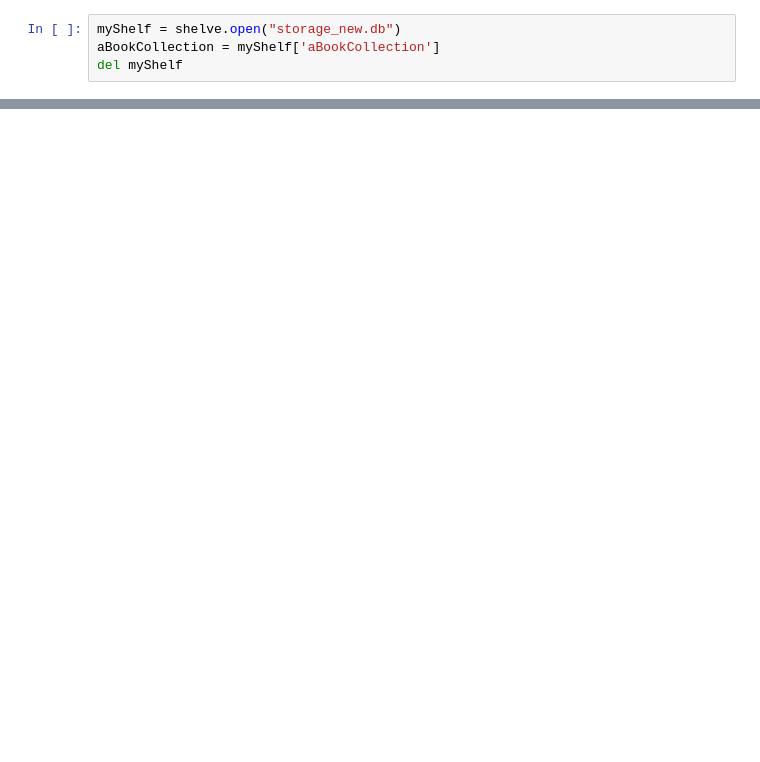
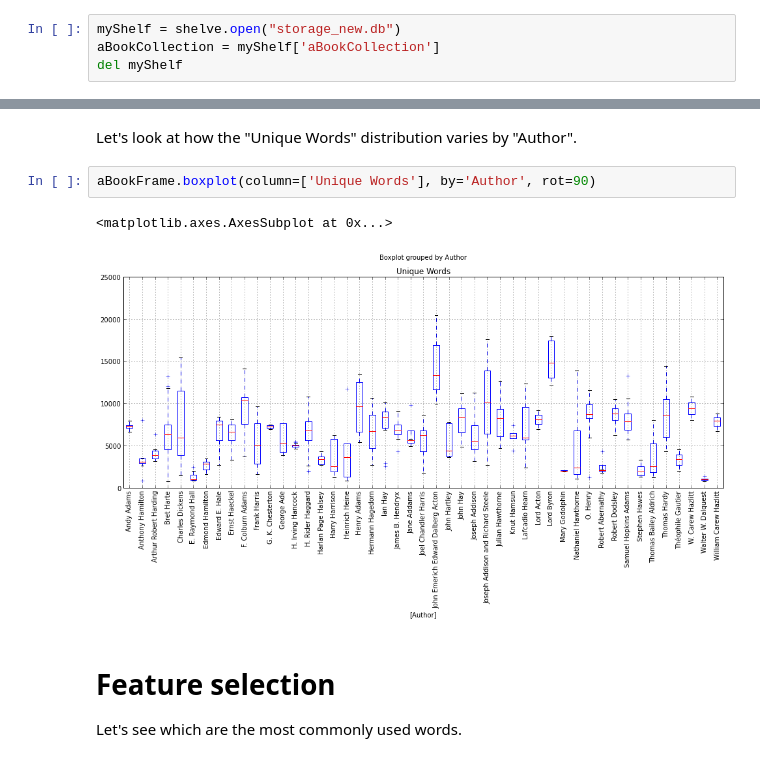
Before and after one commit to alepulver/tp-final-incc, a Jupyter notebook: Sample overview.ipynb, the cells around one changed output, grey strips where cells are left out. Drawn from its saved outputs; the diff is of its cells as text; blank space fills up the shorter version.

```diff
--- a/Sample overview.ipynb
+++ b/Sample overview.ipynb
@@ -40,0 +51,11 @@ axis2.hist(aBookFrame['Unique Words'], bins=50)
+# %% [markdown]
+Let's look at how the "Unique Words" distribution varies by "Author".
+# %%
+aBookFrame.boxplot(column=['Unique Words'], by='Author', rot=90)
+# %% [output]
+<matplotlib.axes.AxesSubplot at 0x...>
+[figure, added]
+# %% [markdown]
+# Feature selection
+
+Let's see which are the most commonly used words.
```
Also changed, not shown: parts of 10 cells of this notebook, 6 other files.
